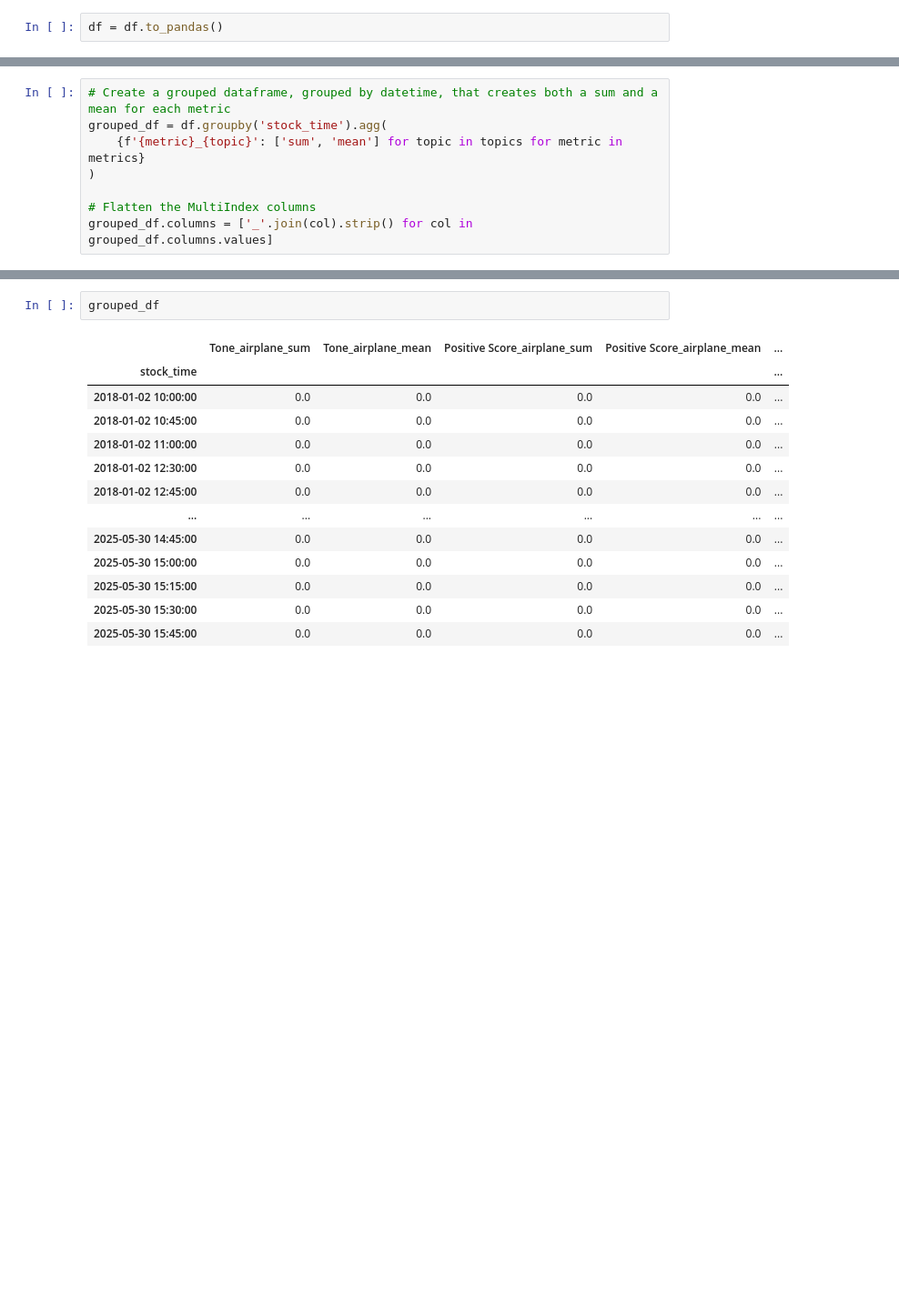
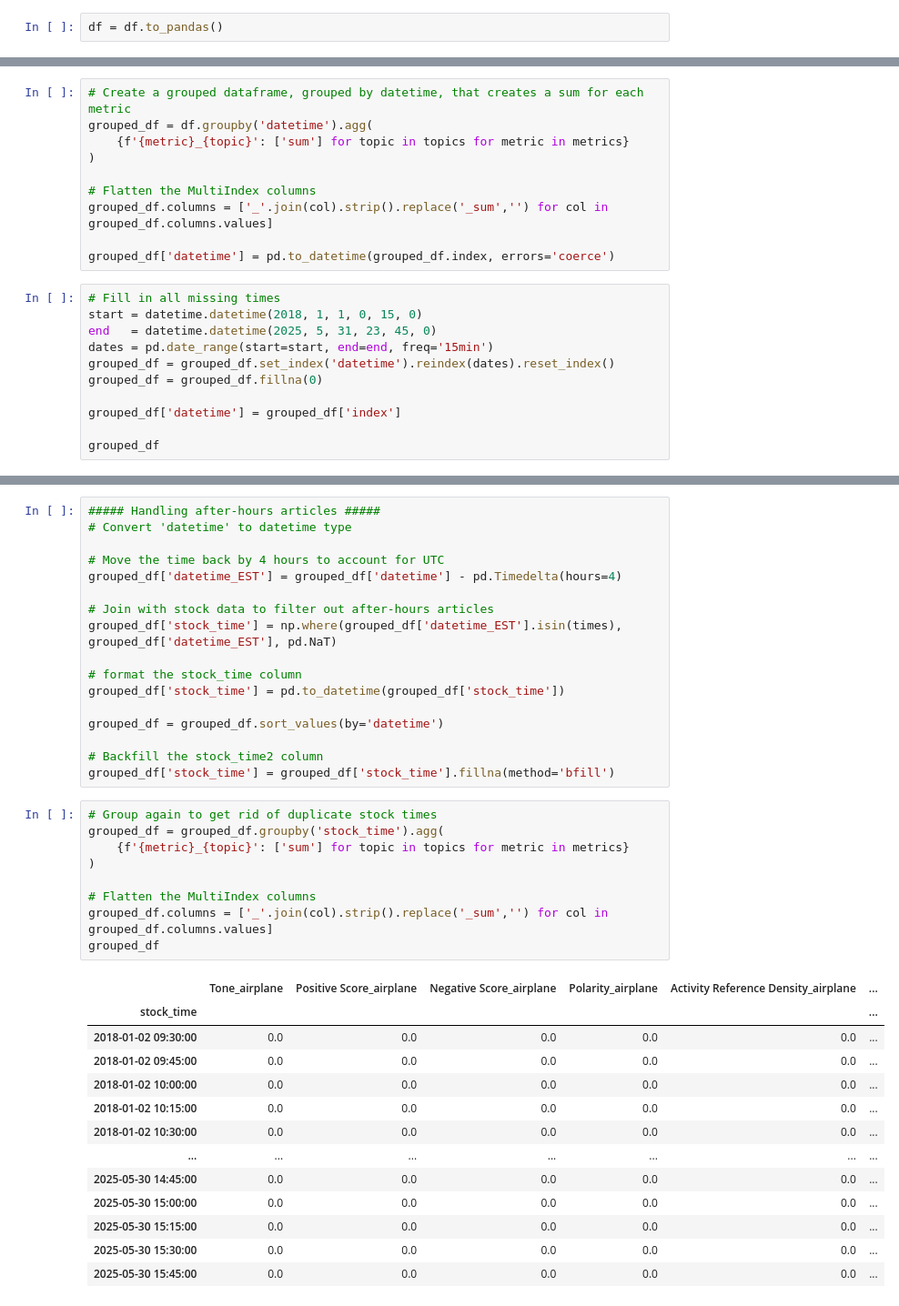
Before and after one commit to svanomm/sentiment-volume-forecasting, a Jupyter notebook: Scripts/01 GDELT Data/02 Cleaning GDELT Data.ipynb, the cells around one changed output, grey strips where cells are left out. Shown at 91% size. Drawn from its saved outputs; the diff is of its cells as text; blank space fills up the shorter version.

```diff
--- a/Scripts/01 GDELT Data/02 Cleaning GDELT Data.ipynb
+++ b/Scripts/01 GDELT Data/02 Cleaning GDELT Data.ipynb
@@ -255,8 +192,21 @@ df
 # %%
-# Create a grouped dataframe, grouped by datetime, that creates both a sum and a mean for each metric
-grouped_df = df.groupby('stock_time').agg(
-    {f'{metric}_{topic}': ['sum', 'mean'] for topic in topics for metric in metrics}
+# Create a grouped dataframe, grouped by datetime, that creates a sum for each metric
+grouped_df = df.groupby('datetime').agg(
+    {f'{metric}_{topic}': ['sum'] for topic in topics for metric in metrics}
 )
 
 # Flatten the MultiIndex columns
-grouped_df.columns = ['_'.join(col).strip() for col in grouped_df.columns.values]
+grouped_df.columns = ['_'.join(col).strip().replace('_sum','') for col in grouped_df.columns.values]
+
+grouped_df['datetime'] = pd.to_datetime(grouped_df.index, errors='coerce')
+# %%
+# Fill in all missing times
+start = datetime.datetime(2018, 1, 1, 0, 15, 0)
+end   = datetime.datetime(2025, 5, 31, 23, 45, 0)
+dates = pd.date_range(start=start, end=end, freq='15min')
+grouped_df = grouped_df.set_index('datetime').reindex(dates).reset_index()
+grouped_df = grouped_df.fillna(0)
+
+grouped_df['datetime'] = grouped_df['index']
+
+grouped_df
@@ -263,16 +227,40 @@ grouped_df.columns = ['_'.join(col).strip() for col in grouped_df.columns.values
+# %%
+##### Handling after-hours articles #####
+# Convert 'datetime' to datetime type
+
+# Move the time back by 4 hours to account for UTC
+grouped_df['datetime_EST'] = grouped_df['datetime'] - pd.Timedelta(hours=4)
+
+# Join with stock data to filter out after-hours articles
+grouped_df['stock_time'] = np.where(grouped_df['datetime_EST'].isin(times), grouped_df['datetime_EST'], pd.NaT)
+
+# format the stock_time column
+grouped_df['stock_time'] = pd.to_datetime(grouped_df['stock_time'])
+
+grouped_df = grouped_df.sort_values(by='datetime')
+
+# Backfill the stock_time2 column
+grouped_df['stock_time'] = grouped_df['stock_time'].fillna(method='bfill')
 # %%
+# Group again to get rid of duplicate stock times
+grouped_df = grouped_df.groupby('stock_time').agg(
+    {f'{metric}_{topic}': ['sum'] for topic in topics for metric in metrics}
+)
+
+# Flatten the MultiIndex columns
+grouped_df.columns = ['_'.join(col).strip().replace('_sum','') for col in grouped_df.columns.values]
 grouped_df
 # %% [output]
-|  | Tone_airplane_sum | Tone_airplane_mean | Positive Score_airplane_sum | Positive Score_airplane_mean | ... |
-| stock_time |  |  |  |  | ... |
-| 2018-01-02 10:00:00 | 0.0 | 0.0 | 0.0 | 0.0 | ... |
-| 2018-01-02 10:45:00 | 0.0 | 0.0 | 0.0 | 0.0 | ... |
-| 2018-01-02 11:00:00 | 0.0 | 0.0 | 0.0 | 0.0 | ... |
-| 2018-01-02 12:30:00 | 0.0 | 0.0 | 0.0 | 0.0 | ... |
-| 2018-01-02 12:45:00 | 0.0 | 0.0 | 0.0 | 0.0 | ... |
-| ... | ... | ... | ... | ... | ... |
-| 2025-05-30 14:45:00 | 0.0 | 0.0 | 0.0 | 0.0 | ... |
-| 2025-05-30 15:00:00 | 0.0 | 0.0 | 0.0 | 0.0 | ... |
-| 2025-05-30 15:15:00 | 0.0 | 0.0 | 0.0 | 0.0 | ... |
-| 2025-05-30 15:30:00 | 0.0 | 0.0 | 0.0 | 0.0 | ... |
-| 2025-05-30 15:45:00 | 0.0 | 0.0 | 0.0 | 0.0 | ... |
+|  | Tone_airplane | Positive Score_airplane | Negative Score_airplane | Polarity_airplane | Activity Reference Density_airplane | ... |
+| stock_time |  |  |  |  |  | ... |
+| 2018-01-02 09:30:00 | 0.0 | 0.0 | 0.0 | 0.0 | 0.0 | ... |
+| 2018-01-02 09:45:00 | 0.0 | 0.0 | 0.0 | 0.0 | 0.0 | ... |
+| 2018-01-02 10:00:00 | 0.0 | 0.0 | 0.0 | 0.0 | 0.0 | ... |
+| 2018-01-02 10:15:00 | 0.0 | 0.0 | 0.0 | 0.0 | 0.0 | ... |
+| 2018-01-02 10:30:00 | 0.0 | 0.0 | 0.0 | 0.0 | 0.0 | ... |
+| ... | ... | ... | ... | ... | ... | ... |
+| 2025-05-30 14:45:00 | 0.0 | 0.0 | 0.0 | 0.0 | 0.0 | ... |
+| 2025-05-30 15:00:00 | 0.0 | 0.0 | 0.0 | 0.0 | 0.0 | ... |
+| 2025-05-30 15:15:00 | 0.0 | 0.0 | 0.0 | 0.0 | 0.0 | ... |
+| 2025-05-30 15:30:00 | 0.0 | 0.0 | 0.0 | 0.0 | 0.0 | ... |
+| 2025-05-30 15:45:00 | 0.0 | 0.0 | 0.0 | 0.0 | 0.0 | ... |
```
Also changed, not shown: parts of 11 cells of this notebook, 1 other file.
